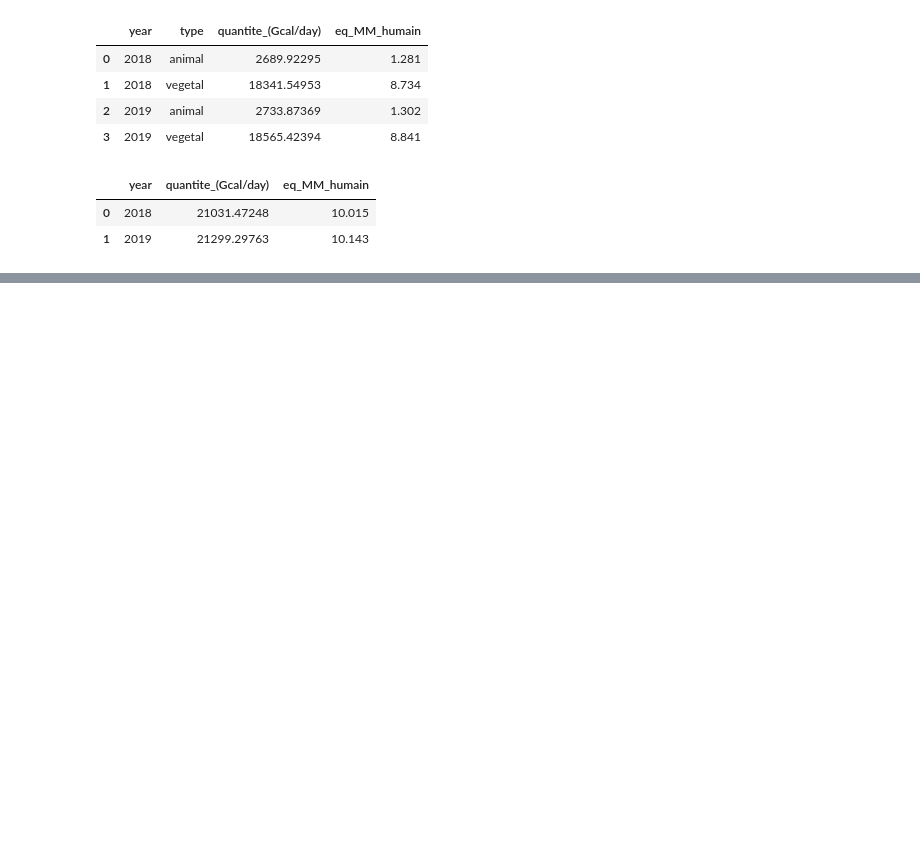
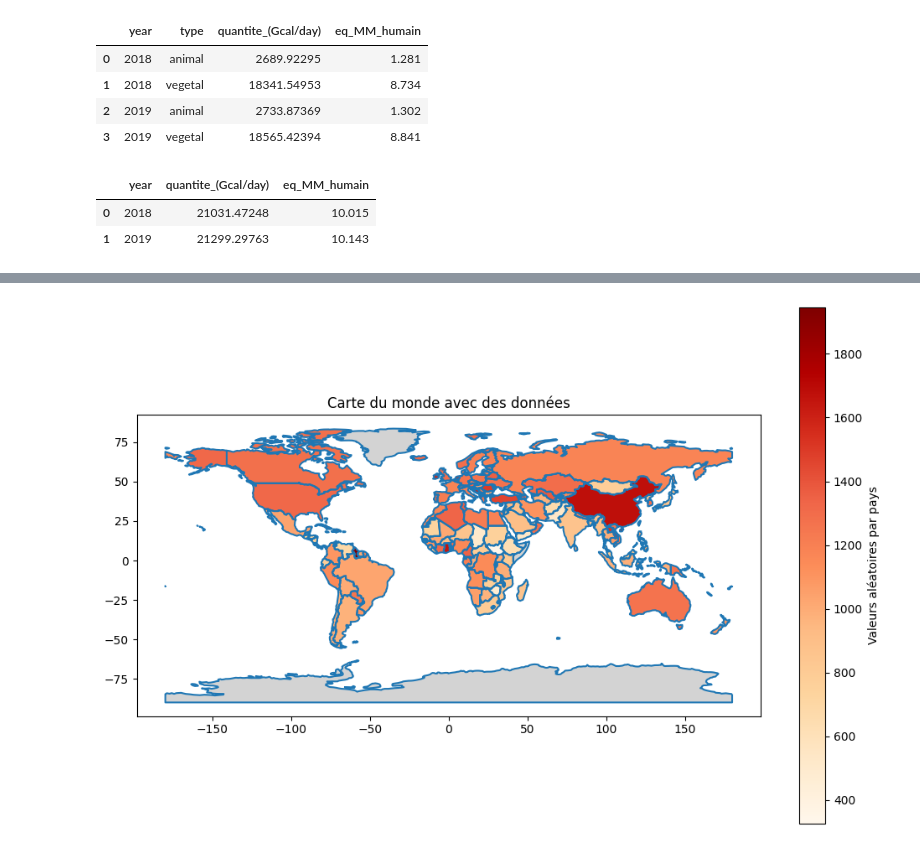
Before and after one commit to Hamza-Benhammou/brief_data_CCH, a Jupyter notebook: chris_test.ipynb, the cells around one changed output, grey strips where cells are left out. Cells and saved outputs as stored; diff of their text form; code cells hidden in the pictures; blank space fills up the shorter version.

Commit message:
diapo d'intro

```diff
--- a/chris_test.ipynb
+++ b/chris_test.ipynb
@@ -1137,0 +1090,40 @@ array(['Antigua and Barbuda', 'Bahrain', 'Barbados',
+# %%
+# DIAPO D'INTRO
+# VEGETAL
+# Utilisez un graphique en barres pour chaque pays pour comparer les deux années.
+
+import geopandas as gpd
+import matplotlib.pyplot as plt
+import pandas as pd
+
+# Charger le jeu de données du monde
+world = gpd.read_file(gpd.datasets.get_path('naturalearth_lowres'))
+
+# Création des données
+# data = {
+#     'name': ['Brazil', 'United States', 'India', 'China'],
+#     'value': [100, 400, 400, 300]
+# }
+# df = pd.DataFrame(data)
+
+df = df_merge2[['name', 'type', 'food_supply_quantity_(kg/capita/yr)']]
+df = df[df['type'] == 'vegetal']
+df = df.groupby(['name']).agg({
+    'food_supply_quantity_(kg/capita/yr)': 'sum'
+}).reset_index()
+df.columns = ['name', 'value']
+
+
+# Fusionner les données avec le jeu de données du monde en fonction du nom du pays
+world = world.merge(df, how='left', on='name')
+
+# Afficher la carte du monde avec les données
+fig, ax = plt.subplots(1, 1, figsize=(12, 8))
+world.boundary.plot(ax=ax)
+world.plot(column='value', ax=ax, legend=True,
+           legend_kwds={'label': "Valeurs aléatoires par pays"},
+           cmap='OrRd', missing_kwds={'color': 'lightgrey'})
+plt.title('Carte du monde avec des données')
+plt.show()
+# %% [output]
+[figure, added]
```
Also changed, not shown: parts of 8 cells of this notebook, 2 other files.
